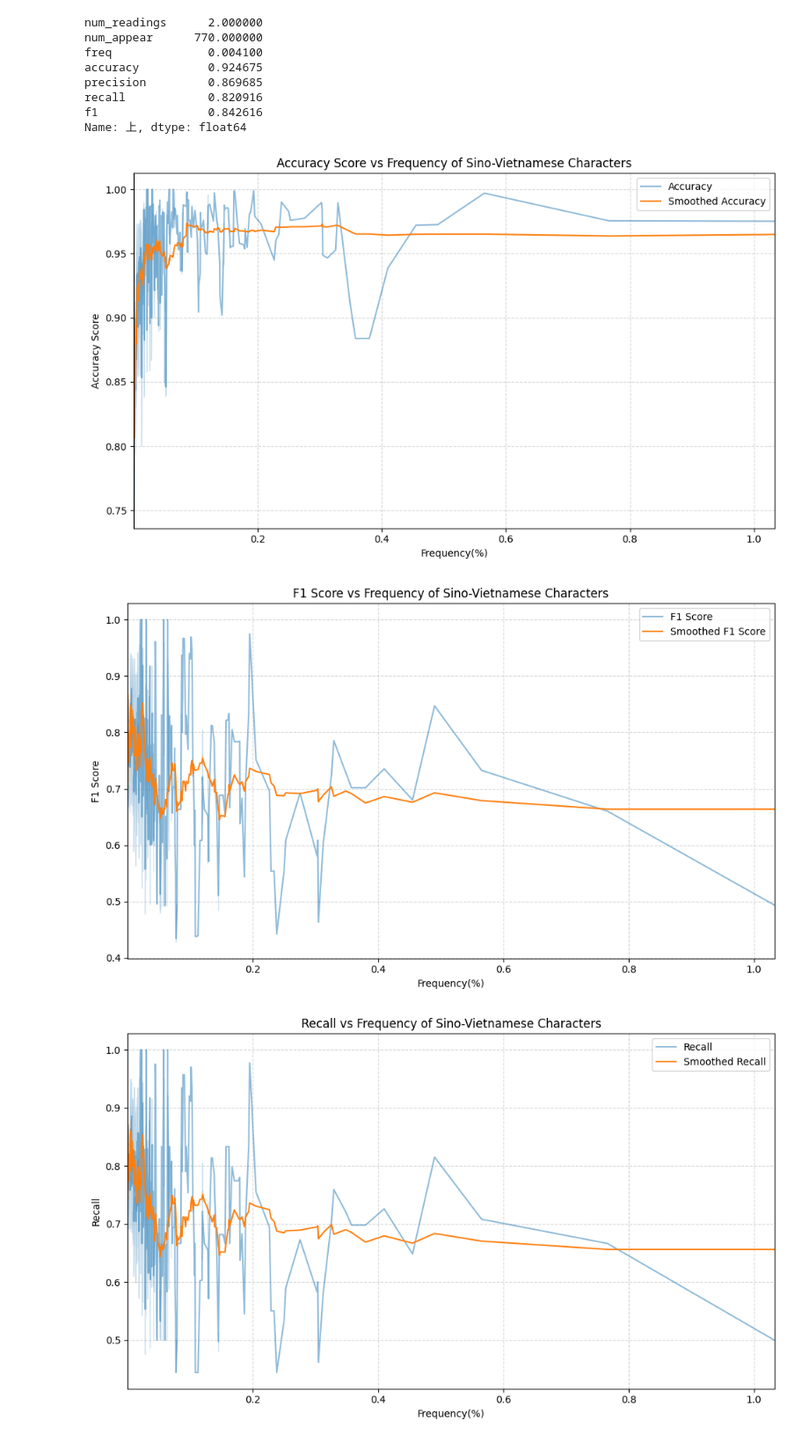
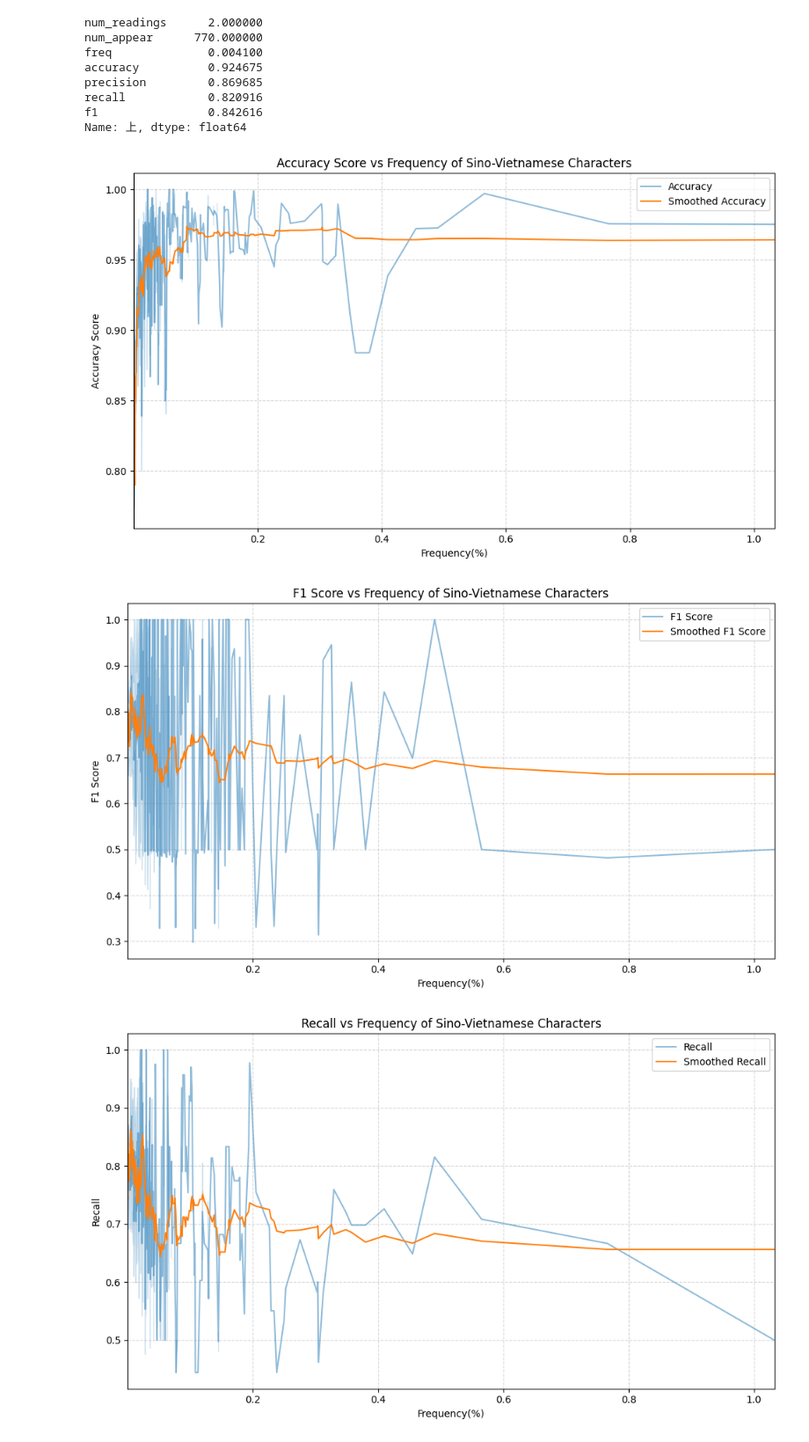
Before and after one commit to LalisaDNN/SinoVietnameseTranscriptionProject, a Jupyter notebook: plot_data.ipynb, the cells around one changed output. Shown at 88% size. Drawn from its saved outputs; the diff is of its cells as text; code cells hidden in the pictures.

Commit message:
modify metrics

```diff
--- a/plot_data.ipynb
+++ b/plot_data.ipynb
@@ -46,6 +46,7 @@ accuracy = []
 precision = []
 recall = []
 f1 = []
+num_appear = []
 
 # Extract the data
 for char, metrics in data.items():
@@ -54,8 +55,9 @@ for char, metrics in data.items():
     precision.append(metrics['precision'])
     recall.append(metrics['recall'])
     f1.append(metrics['f1'])
+    num_appear.append(metrics['num_appear'])
 
-combined = sorted(zip(frequencies, accuracy, precision, recall, f1))
+combined = sorted(zip(frequencies, accuracy, precision, recall, f1), key=lambda x: x[0])
 frequencies, accuracies, precisions, recalls, f1_scores = zip(*combined)
 
 data = {
@@ -87,29 +89,29 @@ save_dir = "G:\OneDrive\OneDrive - Hanoi University of Science and Technology\Re
 plt.savefig(os.path.join(save_dir, f'accuracy_vs_freq.svg'))
 plt.show()
 # %% [output]
-[figure, old version]
+[figure, new version]
 # %%
 # Apply rolling mean for smoothing
 df['smoothed_f1_100'] = df['f1'].rolling(window=30).mean()  # Adjust window size as needed
-df['smoothed_f1_10'] = df['f1'].rolling(window=3).mean()  # Adjust window size as needed
+df['smoothed_f1_10'] = df['f1'].rolling(window=1).mean()  # Adjust window size as needed
 
 
 # Plotting
 plt.figure(figsize=(10, 6))
 sns.lineplot(x="freq", y="smoothed_f1_10", data=df, alpha=0.5, label='F1 Score').set_xlim([df['freq'].min(), df['freq'].max()])
 sns.lineplot(x="freq", y="smoothed_f1_100", data=df, label='Smoothed F1 Score').set_xlim([df['freq'].min(), df['freq'].max()])
 plt.legend()
 
 plt.grid(linestyle='--', alpha=0.5)
 plt.xlabel('Frequency(%)')
 plt.ylabel('F1 Score')
 plt.title('F1 Score vs Frequency of Sino-Vietnamese Characters')
 plt.tight_layout()
 save_dir = "G:\OneDrive\OneDrive - Hanoi University of Science and Technology\Research\[24.07.28] Sino-Vietnamese Transcription\Figs"
 plt.savefig(os.path.join(save_dir, f'f1_vs_freq.svg'))
 plt.show()
 # %% [output]
-[figure, old version]
+[figure, new version]
 # %%
 # Apply rolling mean for smoothing
 df['recall_100'] = df['recall'].rolling(window=30).mean()  # Adjust window size as needed
```
Also changed, not shown: 1 other file.
